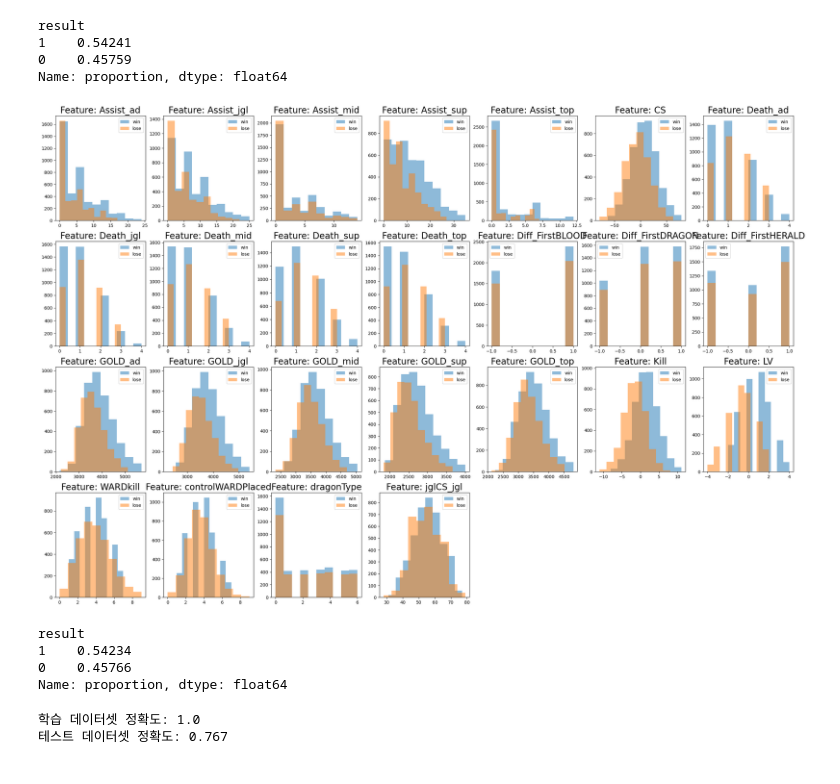
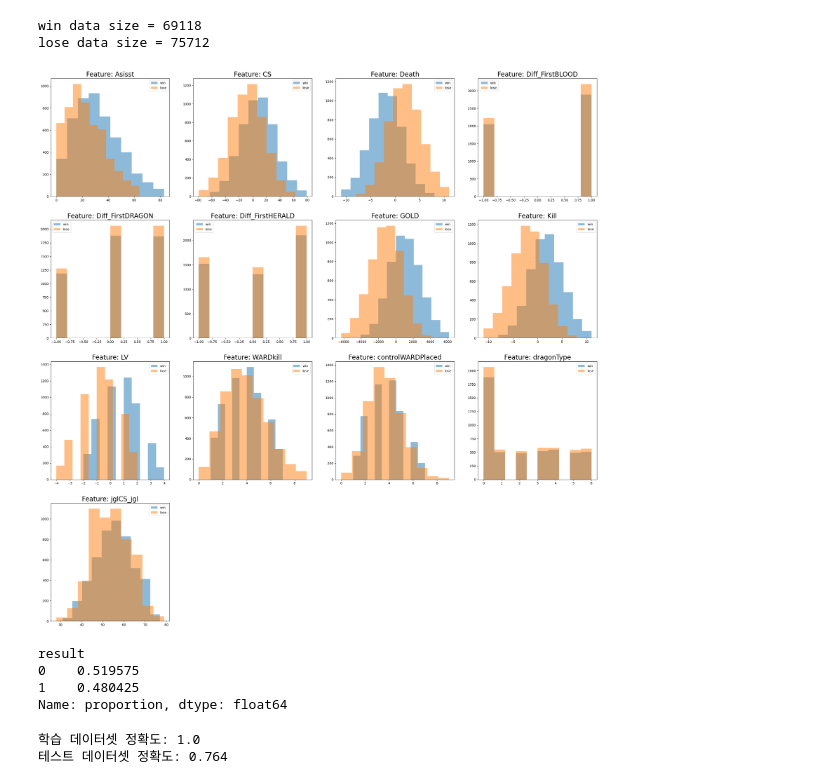
Before and after one commit to LOLresultPrediction/LOL-MachineLearning, a Jupyter notebook: dataPreprocessing/randomForest.ipynb, the cells around one changed output. Cells and saved outputs as stored; diff of their text form; code cells hidden in the pictures.

```diff
--- a/dataPreprocessing/randomForest.ipynb
+++ b/dataPreprocessing/randomForest.ipynb
@@ -43,7 +43,7 @@ colName = 'WIN'
 win_df = win_df.rename(columns={f'{colName}_controlWARDPlaced': 'controlWARDPlaced',
                                                   f'{colName}_Kill_top': 'Kill_top',f'{colName}_Kill_jgl': 'Kill_jgl',f'{colName}_Kill_mid': 'Kill_mid',f'{colName}_Kill_ad': 'Kill_ad', f'{colName}_Kill_sup': 'Kill_sup',
                                                   f'{colName}_Death_top': 'Death_top',f'{colName}_Death_jgl': 'Death_jgl',f'{colName}_Death_mid': 'Death_mid',f'{colName}_Death_ad': 'Death_ad',f'{colName}_Death_sup': 'Death_sup',
-                                                  f'{colName}_Asisst_top': 'Assist_top',f'{colName}_Asisst_jgl': 'Assist_jgl',f'{colName}_Asisst_mid': 'Assist_mid',f'{colName}_Asisst_ad': 'Assist_ad',f'{colName}_Asisst_sup': 'Assist_sup',
+                                                  f'{colName}_Asisst_top': 'Asisst_top',f'{colName}_Asisst_jgl': 'Asisst_jgl',f'{colName}_Asisst_mid': 'Asisst_mid',f'{colName}_Asisst_ad': 'Asisst_ad',f'{colName}_Asisst_sup': 'Asisst_sup',
                                                   f'{colName}_LV_top': 'LV_top',f'{colName}_LV_jgl': 'LV_jgl',f'{colName}_LV_mid': 'LV_mid',f'{colName}_LV_ad': 'LV_ad',f'{colName}_LV_sup': 'LV_sup',
                                                   f'{colName}_CS_top': 'CS_top',f'{colName}_CS_jgl': 'CS_jgl',f'{colName}_CS_mid': 'CS_mid',f'{colName}_CS_ad': 'CS_ad',f'{colName}_CS_sup': 'CS_sup',
                                                   f'{colName}_jglCS_jgl': 'jglCS_jgl',
@@ -54,7 +54,7 @@ colName = 'LOSE'
 lose_df = lose_df.rename(columns={f'{colName}_controlWARDPlaced': 'controlWARDPlaced',
                                                   f'{colName}_Kill_top': 'Kill_top',f'{colName}_Kill_jgl': 'Kill_jgl',f'{colName}_Kill_mid': 'Kill_mid',f'{colName}_Kill_ad': 'Kill_ad', f'{colName}_Kill_sup': 'Kill_sup',
                                                   f'{colName}_Death_top': 'Death_top',f'{colName}_Death_jgl': 'Death_jgl',f'{colName}_Death_mid': 'Death_mid',f'{colName}_Death_ad': 'Death_ad',f'{colName}_Death_sup': 'Death_sup',
-                                                  f'{colName}_Asisst_top': 'Assist_top',f'{colName}_Asisst_jgl': 'Assist_jgl',f'{colName}_Asisst_mid': 'Assist_mid',f'{colName}_Asisst_ad': 'Assist_ad',f'{colName}_Asisst_sup': 'Assist_sup',
+                                                  f'{colName}_Asisst_top': 'Asisst_top',f'{colName}_Asisst_jgl': 'Asisst_jgl',f'{colName}_Asisst_mid': 'Asisst_mid',f'{colName}_Asisst_ad': 'Asisst_ad',f'{colName}_Asisst_sup': 'Asisst_sup',
                                                   f'{colName}_LV_top': 'LV_top',f'{colName}_LV_jgl': 'LV_jgl',f'{colName}_LV_mid': 'LV_mid',f'{colName}_LV_ad': 'LV_ad',f'{colName}_LV_sup': 'LV_sup',
                                                   f'{colName}_CS_top': 'CS_top',f'{colName}_CS_jgl': 'CS_jgl',f'{colName}_CS_mid': 'CS_mid',f'{colName}_CS_ad': 'CS_ad',f'{colName}_CS_sup': 'CS_sup',
                                                   f'{colName}_jglCS_jgl': 'jglCS_jgl',
@@ -69,18 +69,23 @@ def mergeCol(colName):
     lose_df= lose_df.drop([f'{colName}_ad', f'{colName}_top', f'{colName}_jgl', f'{colName}_mid', f'{colName}_sup'],axis=1)
     return win_df, lose_df
 
+win_df, lose_df = mergeCol('Kill')
+win_df, lose_df = mergeCol('Death')
+win_df, lose_df = mergeCol('Asisst')
 win_df, lose_df = mergeCol('LV')
-win_df, lose_df = mergeCol('Kill')
-# win_df, lose_df = mergeCol('Death')
 win_df, lose_df = mergeCol('CS')
+win_df, lose_df = mergeCol('GOLD')
 
+win_df['Kill'] = win_df['Kill'] - lose_df['Kill']
+lose_df['Kill'] = win_df['Kill']*-1
+win_df['Death'] = win_df['Death'] - lose_df['Death']
+lose_df['Death'] = win_df['Death']*-1
 win_df['LV'] = win_df['LV']-lose_df['LV']
 lose_df['LV'] = win_df['LV']*-1
-win_df['Kill'] = win_df['Kill'] - lose_df['Kill']
-lose_df['Kill'] = win_df['Kill']*-1
-# win_df['Death'] = win_df['Death'] - lose_df['Death']
-# lose_df['Death'] = win_df['Death']*-1
 win_df['CS'] = win_df['CS'] - lose_df['CS']
 lose_df['CS'] = win_df['CS']*-1
+win_df['GOLD'] = win_df['GOLD'] - lose_df['GOLD']
+lose_df['GOLD'] = win_df['GOLD']*-1
+
 win_df.head()
 # %% [output]
@@ -134,31 +138,32 @@ win_prep['result'] = 1
 lose_prep['result'] = 0
 data = pd.concat([win_prep, lose_prep], axis=0)
 data.result.value_counts(normalize=True)
+
+print('win data size =', win_prep.size)
+print('lose data size =', lose_prep.size)
 # %% [output]
-result
-1    0.54241
-0    0.45759
-Name: proportion, dtype: float64
+win data size = 69118
+lose data size = 75712
 # %%
 # 설명변수 선정
 x = data[data.columns.difference(['result'])]
 # 설명변수명 리스트
 feature_name = x.columns
 plt.figure(figsize=(30, 30))
 for col_idx in range(len(feature_name)):
     # 6행 2열 서브플롯에 각 feature 박스플롯 시각화
-    plt.subplot(6, 7, col_idx+1)
+    plt.subplot(4, 4, col_idx+1)
     # 레드 와인에 해당하는 데이터 histogram 시각화
     plt.hist(data[data["result"] == 1][feature_name[col_idx]], label = "win", alpha = 0.5)
     # 화이트 와인에 해당하는 데이터 histogram 시각화
     plt.hist(data[data["result"] == 0][feature_name[col_idx]], label = "lose", alpha = 0.5)
     plt.legend()
     # 그래프 타이틀: feature name
     plt.title("Feature: "+ feature_name[col_idx], fontsize = 20)
 plt.savefig('../figure/relationship.png')
 plt.show()
 # %% [output]
-[figure, old version]
+[figure, new version]
 # %%
 # 표준 스케일러(평균 0, 분산 1)
 scaler = StandardScaler()
@@ -179,8 +184,8 @@ y_train.value_counts(normalize=True)
 y_test.value_counts(normalize=True)
 # %% [output]
 result
-1    0.54234
-0    0.45766
+0    0.519575
+1    0.480425
 Name: proportion, dtype: float64
 # %%
 # 기본 모델링 함수
@@ -377,5 +382,5 @@ train_acc_before, test_acc_before = modeling_uncustomized(algorithm,
                                                           y_test)
 # %% [output]
 학습 데이터셋 정확도: 1.0
-테스트 데이터셋 정확도: 0.767
+테스트 데이터셋 정확도: 0.764
 # %%
```
Also changed, not shown: parts of 8 cells of this notebook, 9 other files.
